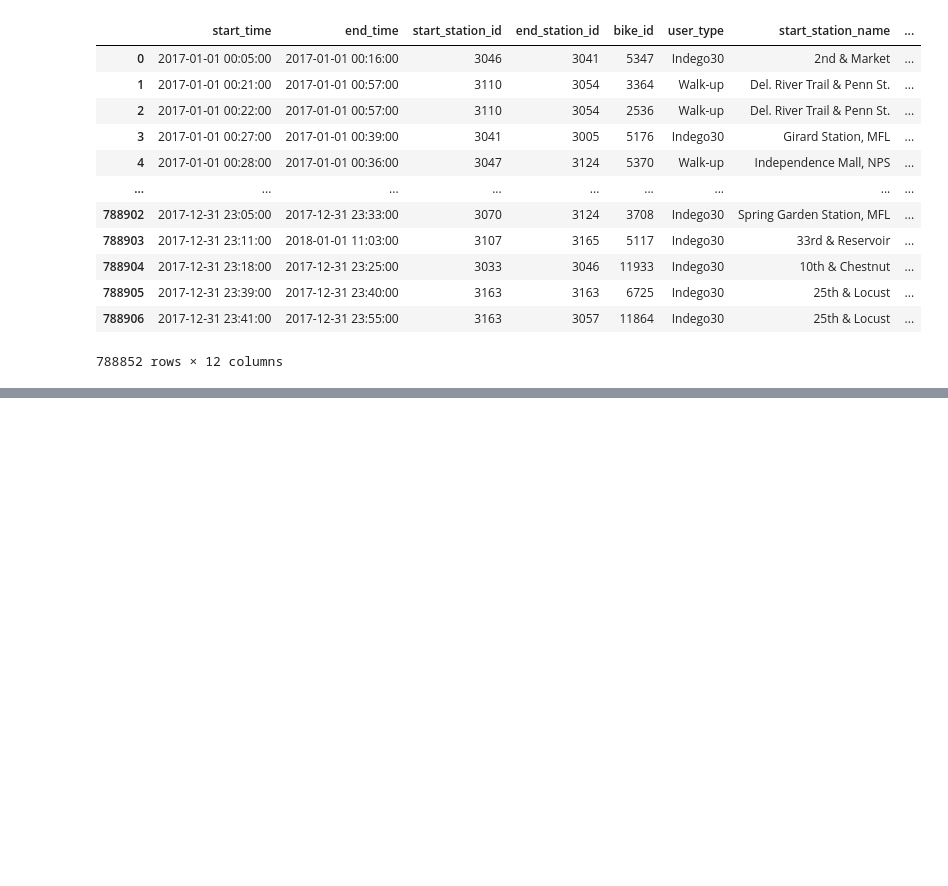
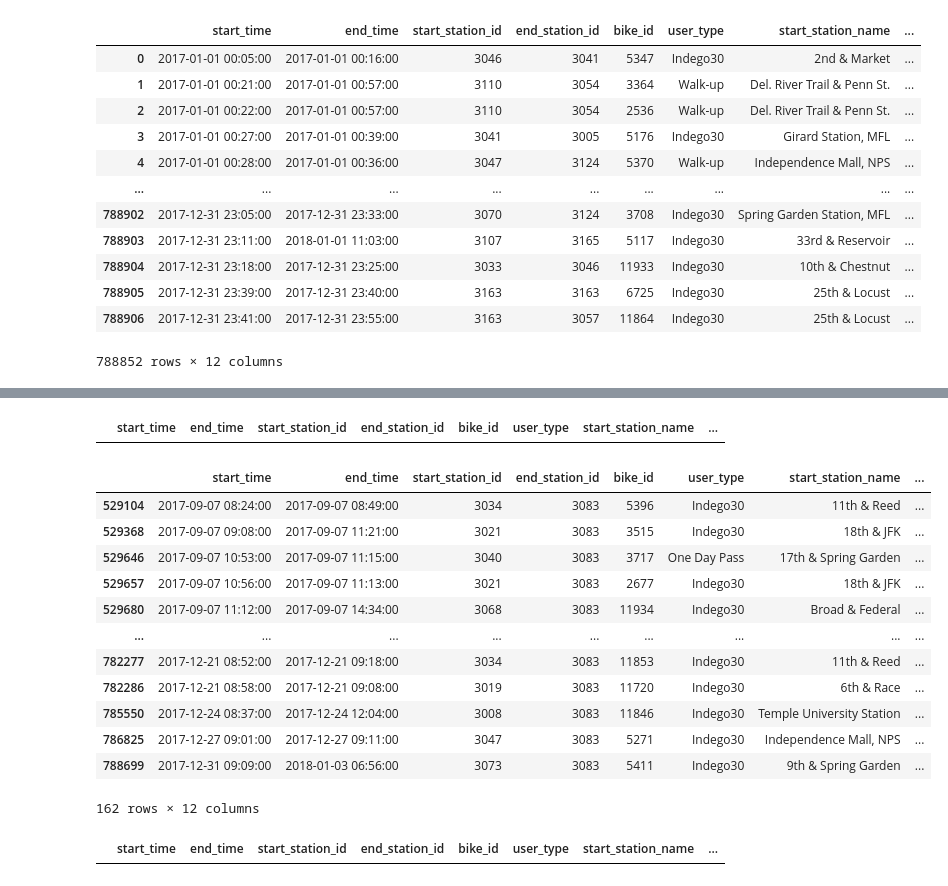
Before and after one commit to yassinehammou27/intentionally_blank, a Jupyter notebook: Team Assignment - Intentionally Blank.ipynb, the cells around one changed output, grey strips where cells are left out. Saved outputs shown, nothing was run; the diff lists cells and outputs as text; code cells hidden in the pictures; blank space fills up the shorter version.

```diff
--- a/Team Assignment - Intentionally Blank.ipynb
+++ b/Team Assignment - Intentionally Blank.ipynb
@@ -174,0 +206,26 @@ df_philadelphia_2017
+# %%
+df_philadelphia_2017 = df_philadelphia_2017[df_philadelphia_2017["trip_duration"] <= "1 days"]
+df_philadelphia_2017[df_philadelphia_2017["trip_duration"] > "1 days"]
+# %% [output]
+|  | start_time | end_time | start_station_id | end_station_id | bike_id | user_type | start_station_name | ... |
+# %%
+df_philadelphia_2017[(df_philadelphia_2017["start_station_name"] == "3083") | (df_philadelphia_2017["end_station_name"] == "3083")]
+# %% [output]
+|  | start_time | end_time | start_station_id | end_station_id | bike_id | user_type | start_station_name | ... |
+| 529104 | 2017-09-07 08:24:00 | 2017-09-07 08:49:00 | 3034 | 3083 | 5396 | Indego30 | 11th & Reed | ... |
+| 529368 | 2017-09-07 09:08:00 | 2017-09-07 11:21:00 | 3021 | 3083 | 3515 | Indego30 | 18th & JFK | ... |
+| 529646 | 2017-09-07 10:53:00 | 2017-09-07 11:15:00 | 3040 | 3083 | 3717 | One Day Pass | 17th & Spring Garden | ... |
+| 529657 | 2017-09-07 10:56:00 | 2017-09-07 11:13:00 | 3021 | 3083 | 2677 | Indego30 | 18th & JFK | ... |
+| 529680 | 2017-09-07 11:12:00 | 2017-09-07 14:34:00 | 3068 | 3083 | 11934 | Indego30 | Broad & Federal | ... |
+| ... | ... | ... | ... | ... | ... | ... | ... | ... |
+| 782277 | 2017-12-21 08:52:00 | 2017-12-21 09:18:00 | 3034 | 3083 | 11853 | Indego30 | 11th & Reed | ... |
+| 782286 | 2017-12-21 08:58:00 | 2017-12-21 09:08:00 | 3019 | 3083 | 11720 | Indego30 | 6th & Race | ... |
+| 785550 | 2017-12-24 08:37:00 | 2017-12-24 12:04:00 | 3008 | 3083 | 11846 | Indego30 | Temple University Station | ... |
+| 786825 | 2017-12-27 09:01:00 | 2017-12-27 09:11:00 | 3047 | 3083 | 5271 | Indego30 | Independence Mall, NPS | ... |
+| 788699 | 2017-12-31 09:09:00 | 2018-01-03 06:56:00 | 3073 | 3083 | 5411 | Indego30 | 9th & Spring Garden | ... |
+162 rows × 12 columns
+# %%
+df_philadelphia_2017 = df_philadelphia_2017[(df_philadelphia_2017["start_station_name"] != "3083") & (df_philadelphia_2017["end_station_name"] != "3083") ]
+df_philadelphia_2017[(df_philadelphia_2017["start_station_name"] == "3083") | (df_philadelphia_2017["end_station_name"] == "3083")]
+# %% [output]
+|  | start_time | end_time | start_station_id | end_station_id | bike_id | user_type | start_station_name | ... |
```
Also changed, not shown: parts of 5 cells of this notebook.
